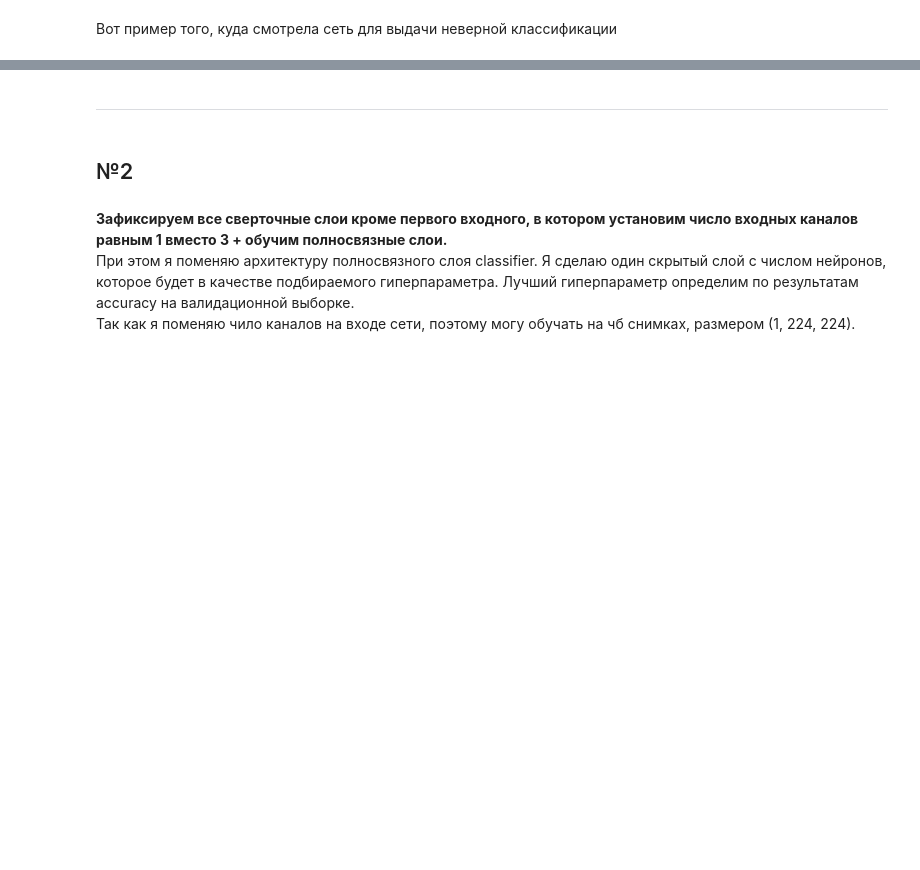
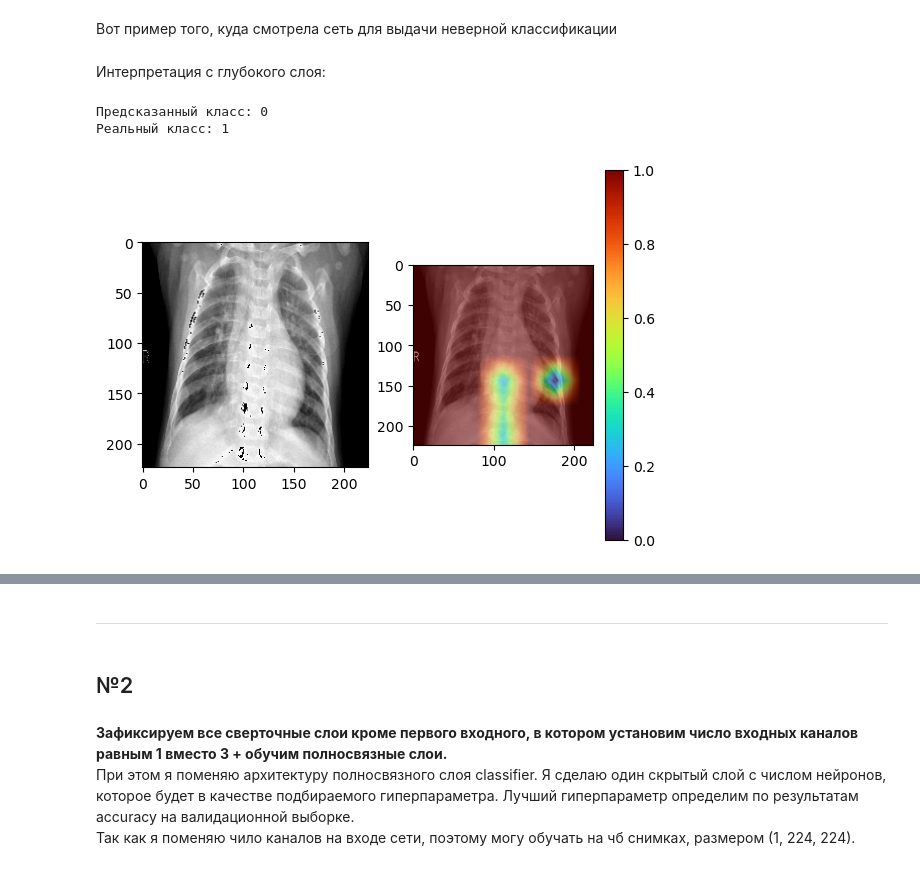
Before and after one commit to Koldim2001/transfer_learning_CNN, a Jupyter notebook: Transfer_learning_DenseNet121.ipynb, the cells around one changed output, grey strips where cells are left out. Cells and saved outputs as stored; diff of their text form; code cells hidden in the pictures; blank space fills up the shorter version.

```diff
--- a/Transfer_learning_DenseNet121.ipynb
+++ b/Transfer_learning_DenseNet121.ipynb
@@ -561,2 +539,11 @@ cam_gradcam(inferer, 43)
 # %% [markdown]
 Вот пример того, куда смотрела сеть для выдачи неверной классификации
+# %% [markdown]
+Интерпретация с глубокого слоя:
+# %%
+inferer = monai.inferers.SaliencyInferer('GradCAM','features.denseblock4', class_idx=[0])
+cam_gradcam(inferer, 15)
+# %% [output]
+Предсказанный класс: 0
+Реальный класс: 1
+[figure, new version]
```
Also changed, not shown: parts of 17 cells of this notebook.
